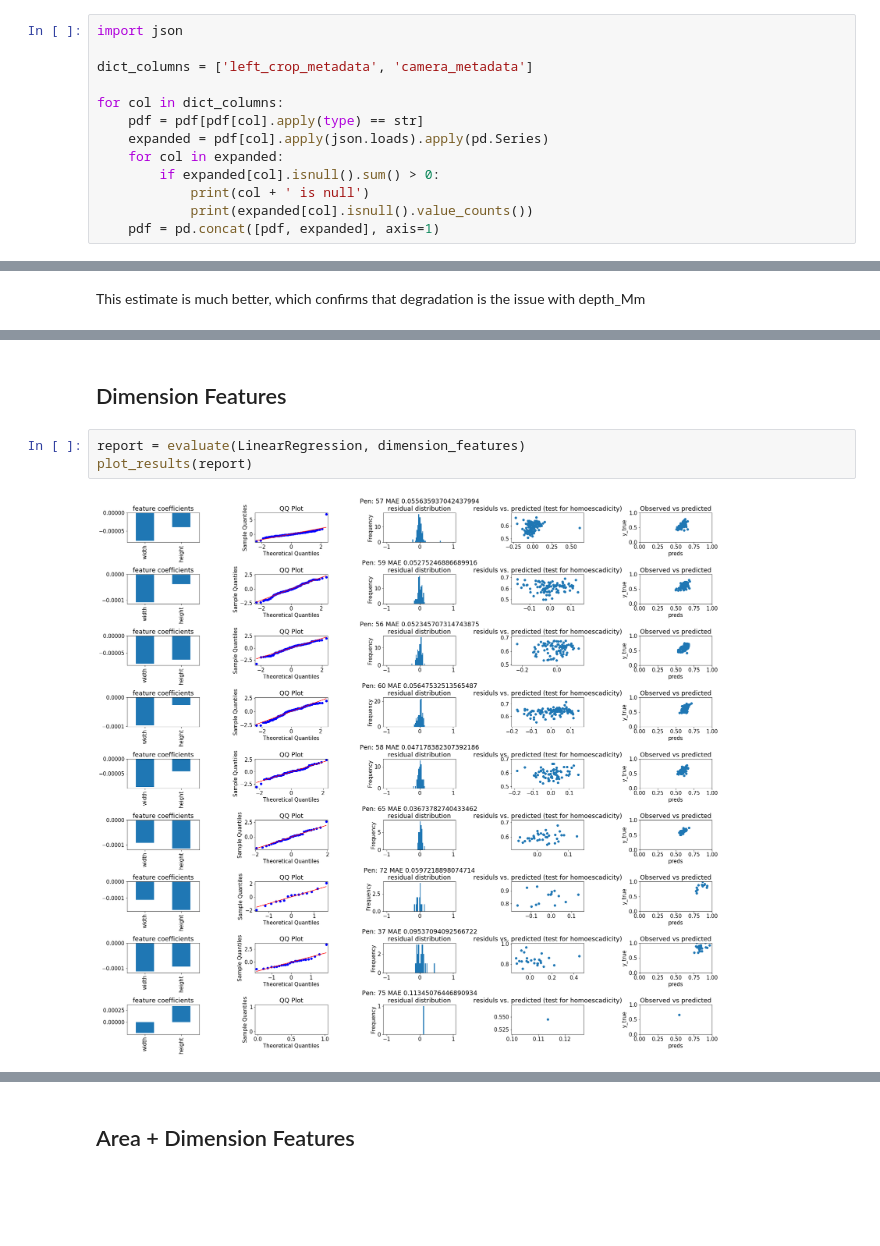
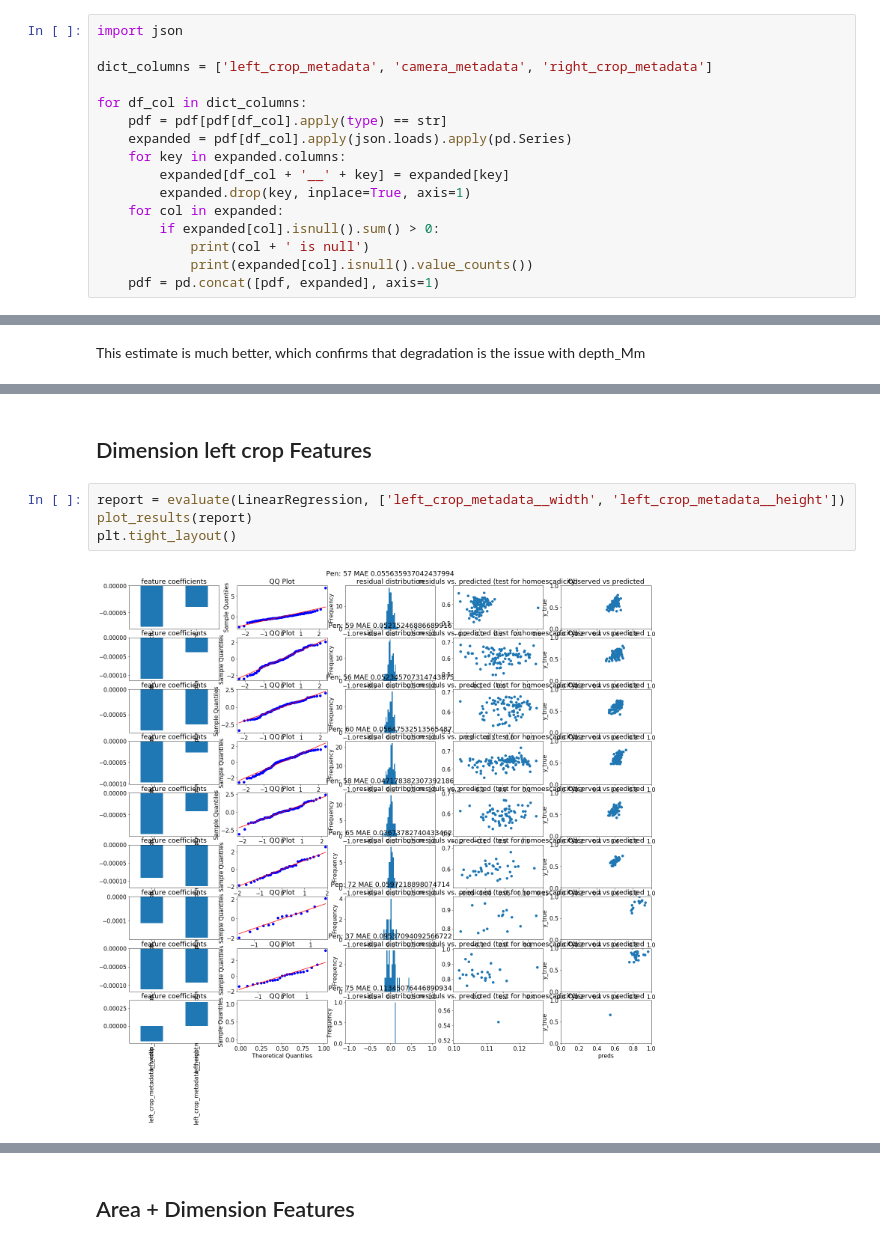
Before and after one commit to isabellafaccone/aquabytePersonal, a Jupyter notebook: sid/lice_counting/depth_estimation_from_coordinates.ipynb, the cells around one changed output, grey strips where cells are left out. Saved outputs shown, nothing was run; the diff lists cells and outputs as text; blank space fills up the shorter version.

```diff
--- a/sid/lice_counting/depth_estimation_from_coordinates.ipynb
+++ b/sid/lice_counting/depth_estimation_from_coordinates.ipynb
@@ -61,11 +61,14 @@ Name: left_crop_metadata, dtype: int64
 # %%
 import json
 
-dict_columns = ['left_crop_metadata', 'camera_metadata']
+dict_columns = ['left_crop_metadata', 'camera_metadata', 'right_crop_metadata']
 
-for col in dict_columns:
-    pdf = pdf[pdf[col].apply(type) == str]
-    expanded = pdf[col].apply(json.loads).apply(pd.Series)
+for df_col in dict_columns:
+    pdf = pdf[pdf[df_col].apply(type) == str]
+    expanded = pdf[df_col].apply(json.loads).apply(pd.Series)
+    for key in expanded.columns:
+        expanded[df_col + '__' + key] = expanded[key]
+        expanded.drop(key, inplace=True, axis=1)
     for col in expanded:
         if expanded[col].isnull().sum() > 0:
             print(col + ' is null')
@@ -441,7 +469,8 @@ plot_results(report, is_model=False)
 # %% [markdown]
-## Dimension Features
+## Dimension left crop Features
 # %%
-report = evaluate(LinearRegression, dimension_features)
+report = evaluate(LinearRegression, ['left_crop_metadata__width', 'left_crop_metadata__height'])
 plot_results(report)
+plt.tight_layout()
 # %% [output]
-[figure, old version]
+[figure, new version]
```
Also changed, not shown: parts of 26 cells of this notebook.
